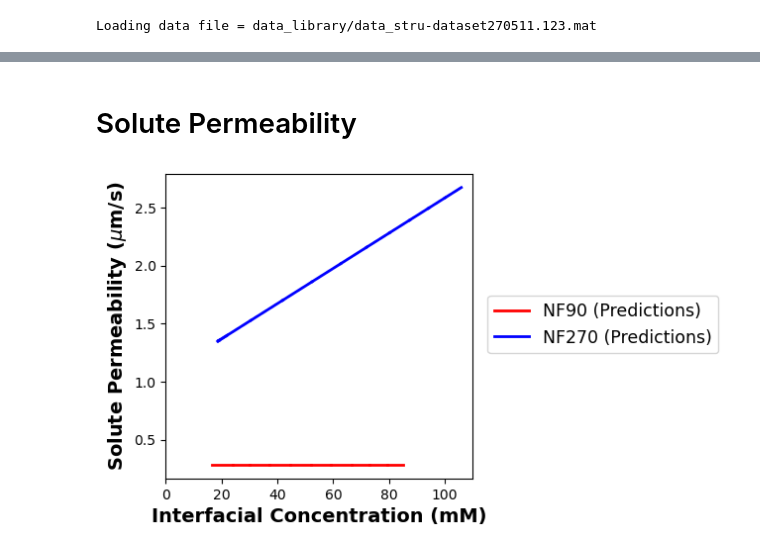
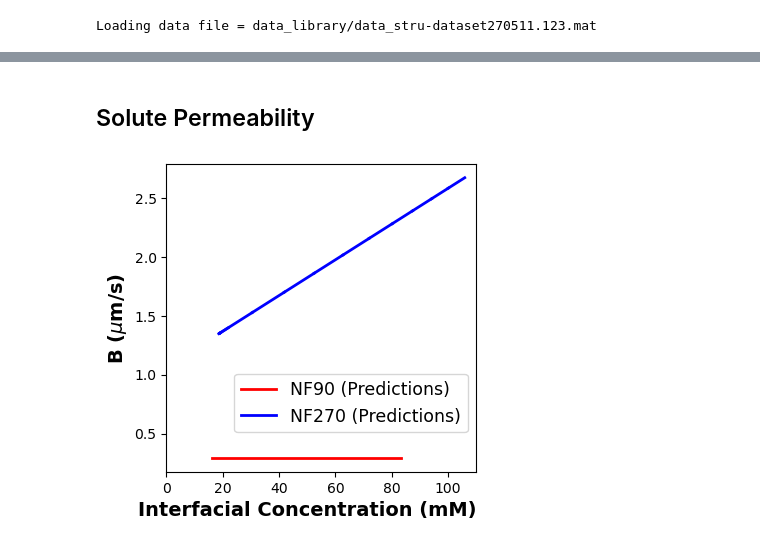
Before and after one commit to mollydougher/dynamic-diafiltration-pyomo, a Jupyter notebook: NAMS2025_figures.ipynb, the cells around one changed output, grey strips where cells are left out. Saved outputs shown, nothing was run; the diff lists cells and outputs as text; code cells hidden in the pictures.

Commit message:
updated figures

```diff
--- a/NAMS2025_figures.ipynb
+++ b/NAMS2025_figures.ipynb
@@ -28,4 +31,9 @@ packages/idaes/core/base/var_like_expression.py:31)
 # %%
-data_stru90 = loadmat('data_library/data_stru-dataset511.12.mat')['data_stru']
-sim_stru90=[]
+# pull the data from DATA1_matlab/DiafiltrationPaperPlots.ipynb
+### Diafiltration
+#### M1(conctration polarization, continuous retentate)
+# Figure 2, 5, 6, S3, S4
+data_stru90 = loadmat('DATA1_matlab/data/data_stru-dataset511.12.mat')['data_stru']
+fit_stru90 = loadmat('DATA1_matlab/data/511.12 concpolar/fit_stru.mat')['fit_stru']
+plot_sim_comparisonDATA1(data_stru90,fit_stru90,plot_pred=True,cond=True,lg=False)
 # %% [output]
@@ -166,7 +229,7 @@ theta = {'Lp': 11,
   'beta_1': 0.01,
   'sigma': 1.0,
   'S0': 0}
-fit_stru170, sim_stru270, sim_inter270 = solve_model(data_stru270, mode, theta, sim_opt=False, B_form=1,LOUD=False)
+fit_stru270, sim_stru270, sim_inter270 = solve_model(data_stru270, mode, theta, sim_opt=False, B_form=1,LOUD=False)
 plot_sim_comparison(data_stru270,sim_stru270,stirc_mass=True,plot_pred=True,lg=True,LOUD=False)
 # %% [output]
 ###################################################################
@@ -196,3 +259,6 @@ diafiltration-pyomo/utility.py:319)
 [figure]
 [figure]
 [figure]
+# %%
+for i in range(data_stru270['data_config']['n']):
+    print(data_stru270['data_raw'][i]['time'])
@@ -313,0 +390,15 @@ plt.show()
+# %%
+fig = plt.figure(figsize=(4,4))
+
+for i in range(data_stru270['data_config']['n']):
+        plt.plot(sim_stru270[i]["cIn"],sim_stru270[i]["B"],'r-',linewidth=2)
+
+plt.xlabel('Interfacial Concentration (mM)',fontsize=14,fontweight='bold',loc='right')
+plt.ylabel('B ($\mu$m/s)',fontsize=14,fontweight='bold')
+plt.xlim(left=0,right=110)
+
+# ghost point for legend
+plt.plot([],[],'r-',linewidth=2,label='Prediction')
+plt.plot([],[],'b-',linewidth=2,label='Experimental')
+plt.legend(fontsize=12.5,loc='lower right',bbox_to_anchor=(0.7, 0.7))
+plt.xlim(left=0,right=110)
@@ -314,25 +497,27 @@ plt.show()
 # %% [markdown]
-# Solute Permeability
+## Solute Permeability
 # %%
 fig = plt.figure(figsize=(4,4))
 
-t_delay = float(data_stru90['data_raw'][0]['time'][0])
+# simulated NF90
+cIn0 = 16.17231759780746
+cInf = 83.16774021880602
+B90 = data_stru90['data_config']["B0"]
+plt.plot([cIn0,cInf],[B90,B90],'r-',linewidth=2)
 
-for i in range(data_stru90['data_config']['n']):
-        plt.plot(sim_stru90[i]["cIn"],sim_stru90[i]["B"],'r-',linewidth=2)
 for i in range(data_stru270['data_config']['n']):
         plt.plot(sim_stru270[i]["cIn"],sim_stru270[i]["B"],'b-',linewidth=2)
 
-plt.xlabel('Interfacial Concentration (mM)',fontsize=14,fontweight='bold')
-plt.ylabel('Solute Permeability ($\mu$m/s)',fontsize=14,fontweight='bold')
+plt.xlabel('Interfacial Concentration (mM)',fontsize=14,fontweight='bold',loc='right')
+plt.ylabel('B ($\mu$m/s)',fontsize=14,fontweight='bold')
 
 # ghost point for legend
 plt.plot([],[],'r-',linewidth=2,label='NF90 (Predictions)')
 plt.plot([],[],'b-',linewidth=2,label='NF270 (Predictions)')
-plt.legend(fontsize=12.5,loc='best',bbox_to_anchor=(1.8, 0.6),borderaxespad=0)
+plt.legend(fontsize=12.5,loc='lower right',bbox_to_anchor=(1, 0.1))
 plt.xlim(left=0,right=110)
 # plt.ylim(bottom=0,top=110)
 
 plt.show()
 # %% [output]
-[figure, old version]
+[figure, new version]
```
Also changed, not shown: parts of 25 cells of this notebook.
